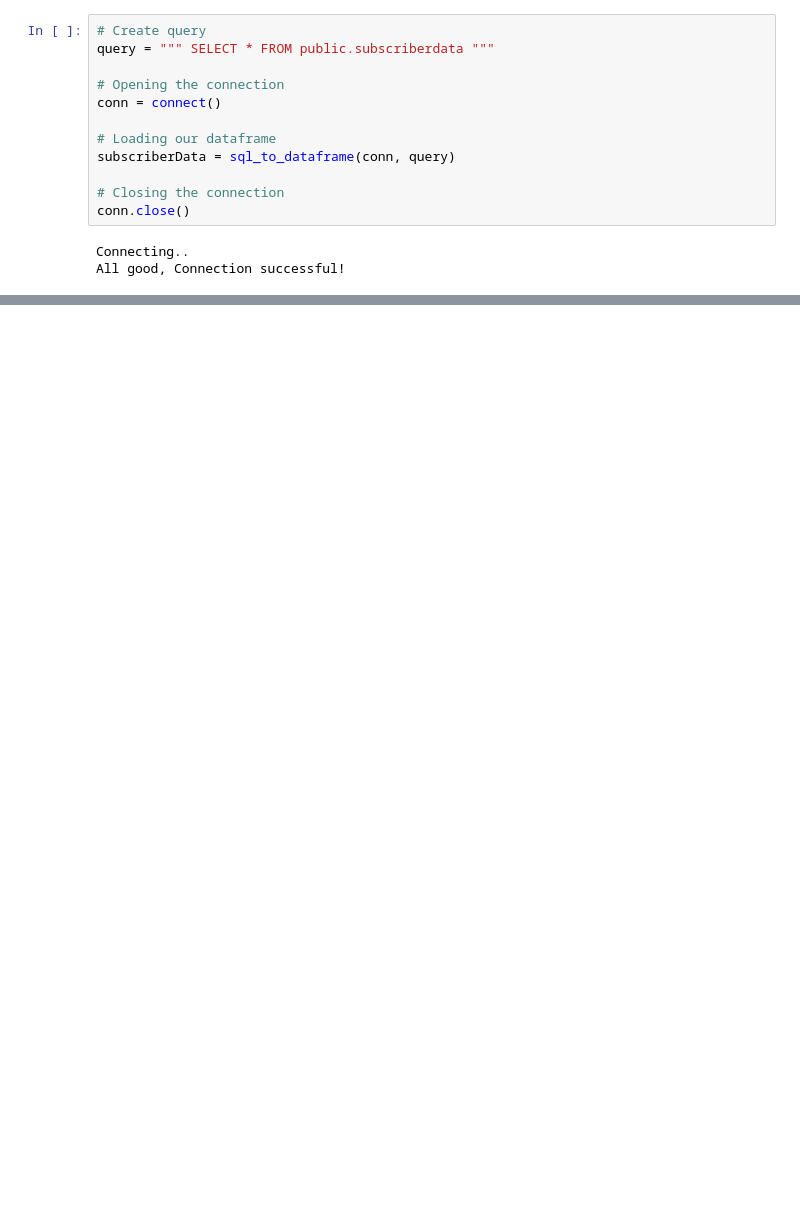
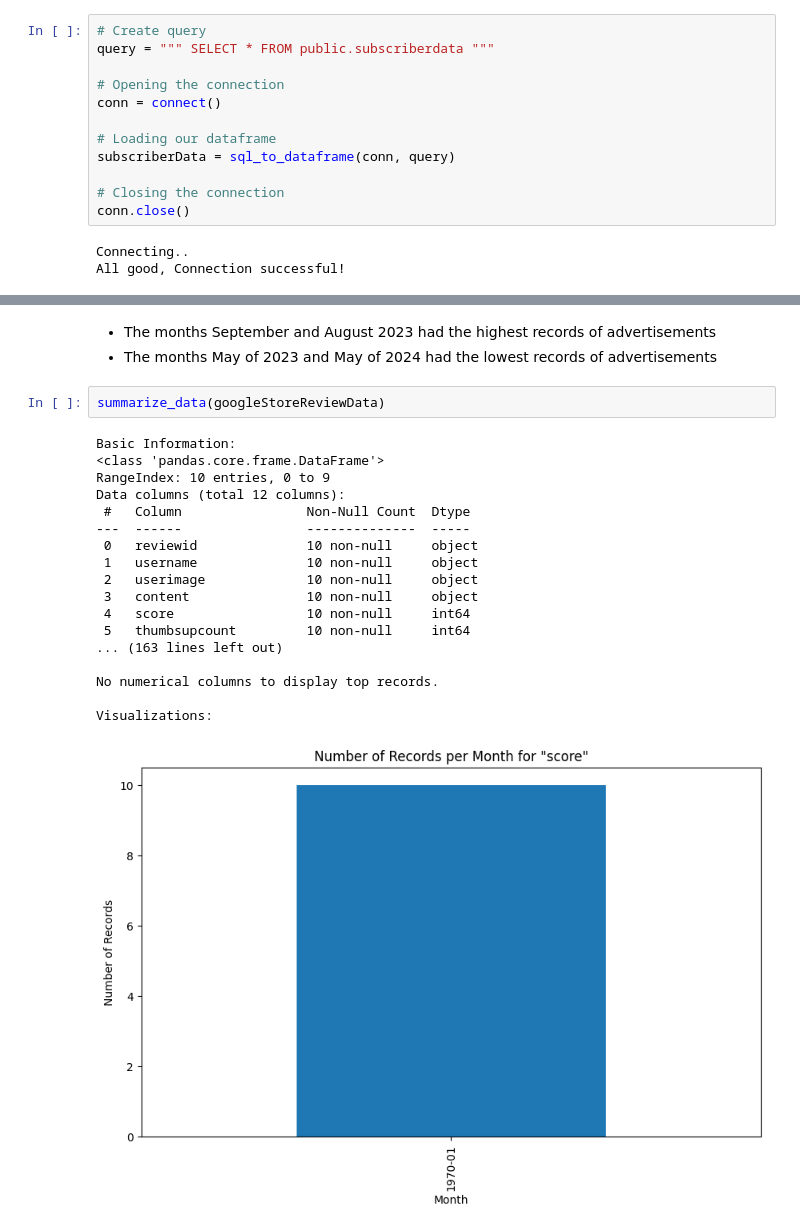
Before and after one commit to mihretgold/TIKVAH-Google-Play-Analysis, a Jupyter notebook: notebooks/analysis_tg.ipynb, the cells around one changed output, grey strips where cells are left out. Saved outputs shown, nothing was run; the diff lists cells and outputs as text; blank space fills up the shorter version.

```diff
--- a/notebooks/analysis_tg.ipynb
+++ b/notebooks/analysis_tg.ipynb
@@ -184,0 +284,24 @@ subscriberData.sample(10)
+# %% [markdown]
+- The months September and August 2023 had the highest records of advertisements
+- The months May of 2023 and May of 2024 had the lowest records of advertisements
+# %%
+summarize_data(googleStoreReviewData)
+# %% [output]
+Basic Information:
+<class 'pandas.core.frame.DataFrame'>
+RangeIndex: 10 entries, 0 to 9
+Data columns (total 12 columns):
+ #   Column                Non-Null Count  Dtype
+---  ------                --------------  -----
+ 0   reviewid              10 non-null     object
+ 1   username              10 non-null     object
+ 2   userimage             10 non-null     object
+ 3   content               10 non-null     object
+ 4   score                 10 non-null     int64
+ 5   thumbsupcount         10 non-null     int64
+... (163 lines left out)
+
+No numerical columns to display top records.
+
+Visualizations:
+[figure, added]
```
Also changed, not shown: parts of 52 cells of this notebook.
